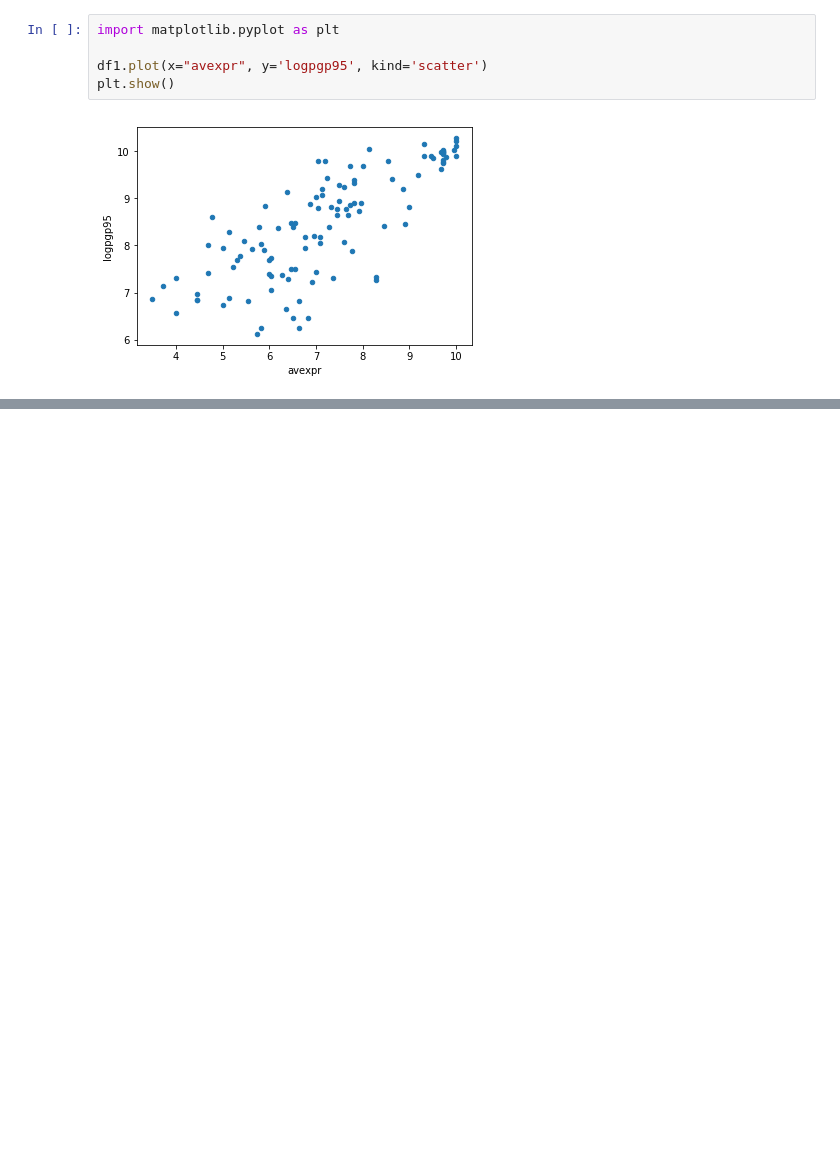
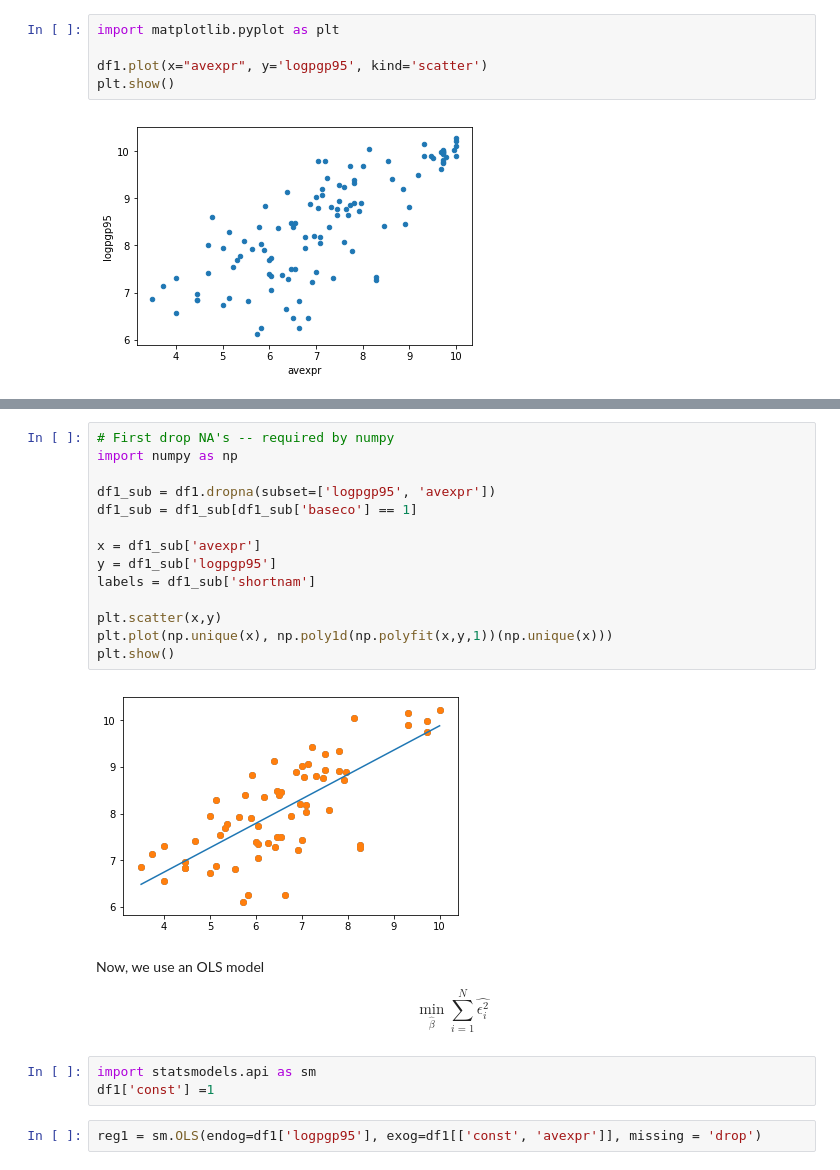
Before and after one commit to ariboyarsky/QuantEcon, a Jupyter notebook: Linear Regression.ipynb, the cells around one changed output, grey strips where cells are left out. Cells and saved outputs as stored; diff of their text form; blank space fills up the shorter version.

```diff
--- a/Linear Regression.ipynb
+++ b/Linear Regression.ipynb
@@ -23,0 +35,25 @@ $$logpgp95_i = \beta_0 + \beta_iavexpr_i + \epsilon_i$$
+# %%
+# First drop NA's -- required by numpy
+import numpy as np
+
+df1_sub = df1.dropna(subset=['logpgp95', 'avexpr'])
+df1_sub = df1_sub[df1_sub['baseco'] == 1]
+
+x = df1_sub['avexpr']
+y = df1_sub['logpgp95']
+labels = df1_sub['shortnam']
+
+plt.scatter(x,y)
+plt.plot(np.unique(x), np.poly1d(np.polyfit(x,y,1))(np.unique(x)))
+plt.show()
+# %% [output]
+[figure, added]
+# %% [markdown]
+Now, we use an OLS model
+
+$$\min_\hat{\beta} \sum^N_{i=1} \hat{\epsilon_i^2}$$
+# %%
+import statsmodels.api as sm
+df1['const'] =1
+# %%
+reg1 = sm.OLS(endog=df1['logpgp95'], exog=df1[['const', 'avexpr']], missing = 'drop')
```
Also changed, not shown: parts of 21 cells of this notebook.
